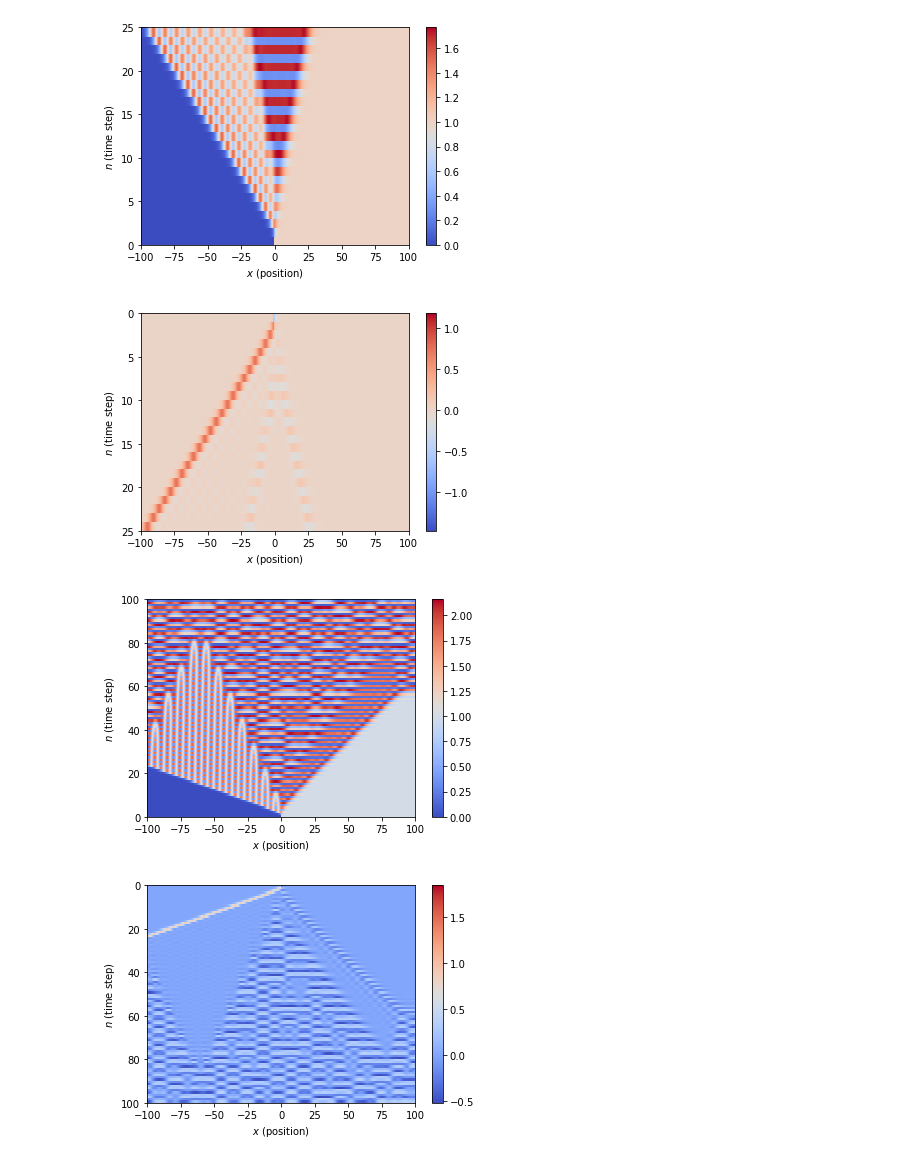
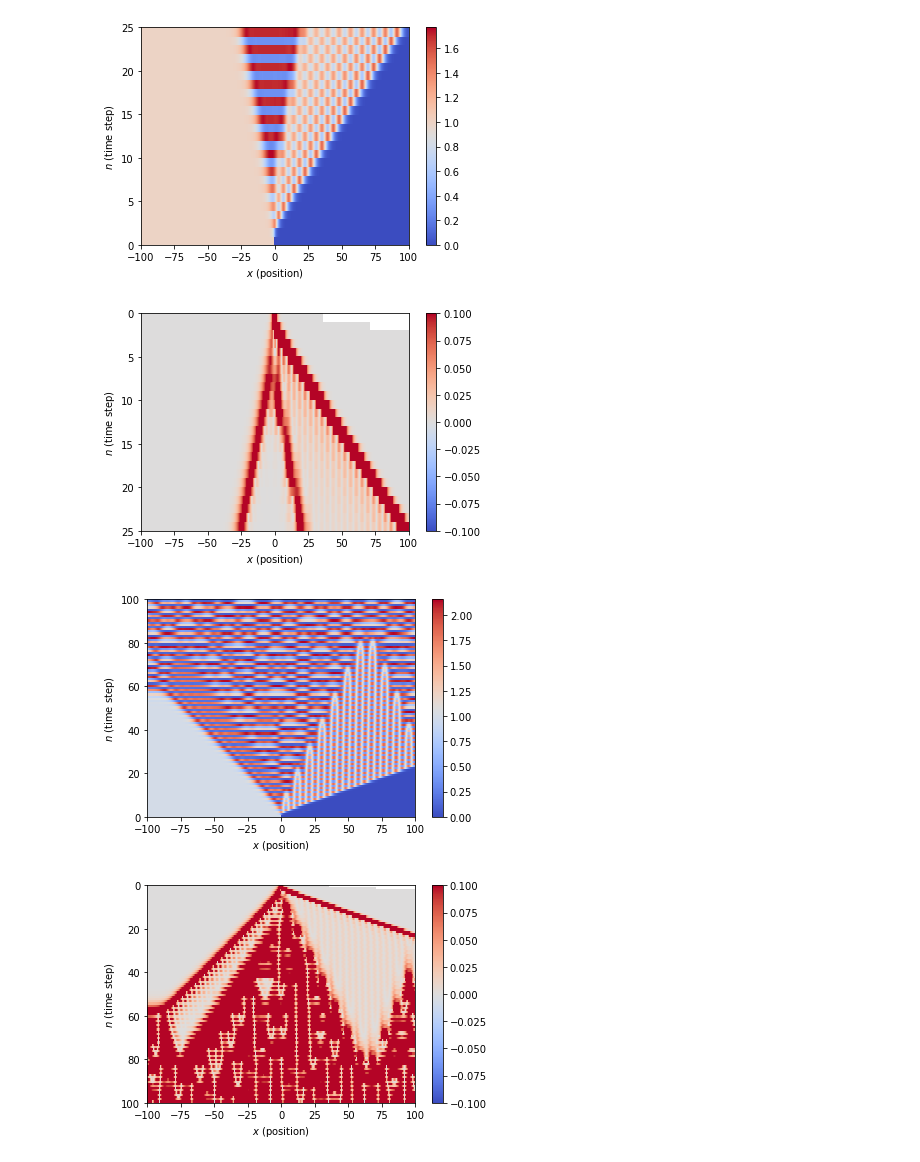
Before and after one commit to mdnestor/ide-ptws, a Jupyter notebook: idesim_notes.ipynb, the cells around one changed output. Saved outputs shown, nothing was run; the diff lists cells and outputs as text; code cells hidden in the pictures.

```diff
--- a/idesim_notes.ipynb
+++ b/idesim_notes.ipynb
@@ -75,26 +83,26 @@ sim = IDESimulation(ide       = ide,
 # %%
 ide = IDE(growth_fn         = ricker(r = 2.5),
-             kernel_fn         = laplace_kernel,
-             initial_condition = u0)
+             kernel_fn         = laplace())
 
 sim = IDESimulation(ide       = ide,
+                    initial_condition = lambda x: np.heaviside(x, 1),
                     num_iters = 25,
                     domain_size = 200,
                     step_size = 0.05)
 # %% [output]
-[figure, old version]
+[figure, new version]
-[figure, old version]
+[figure, new version]
 # %%
 ide = IDE(growth_fn         = ricker(r = 2.8),
-             kernel_fn         = laplace_kernel,
-             initial_condition = u0)
+             kernel_fn         = laplace())
 
 sim = IDESimulation(ide       = ide,
+                    initial_condition = lambda x: np.heaviside(x, 1),
                     num_iters = 100,
                    domain_size = 200,
                     step_size = 0.05)
 # %% [output]
-[figure, old version]
+[figure, new version]
-[figure, old version]
+[figure, new version]
 # %%
 rickera = lambda r, a: lambda u: u * np.exp(r * (1 - u)) * np.heaviside(u - a, 1)
```
Also changed, not shown: parts of 27 cells of this notebook.
